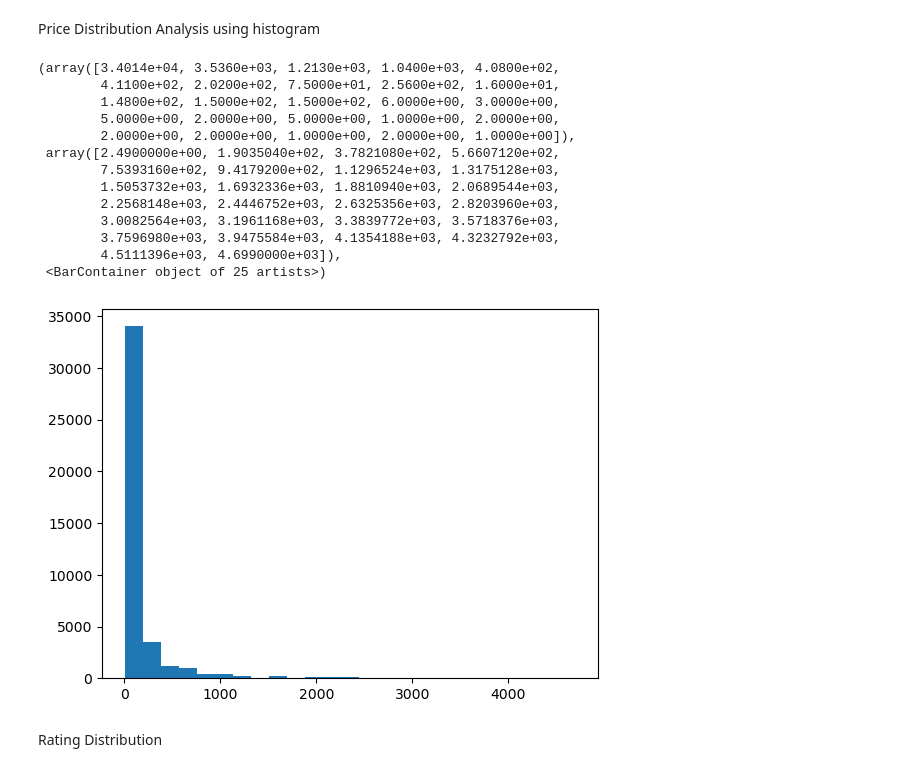
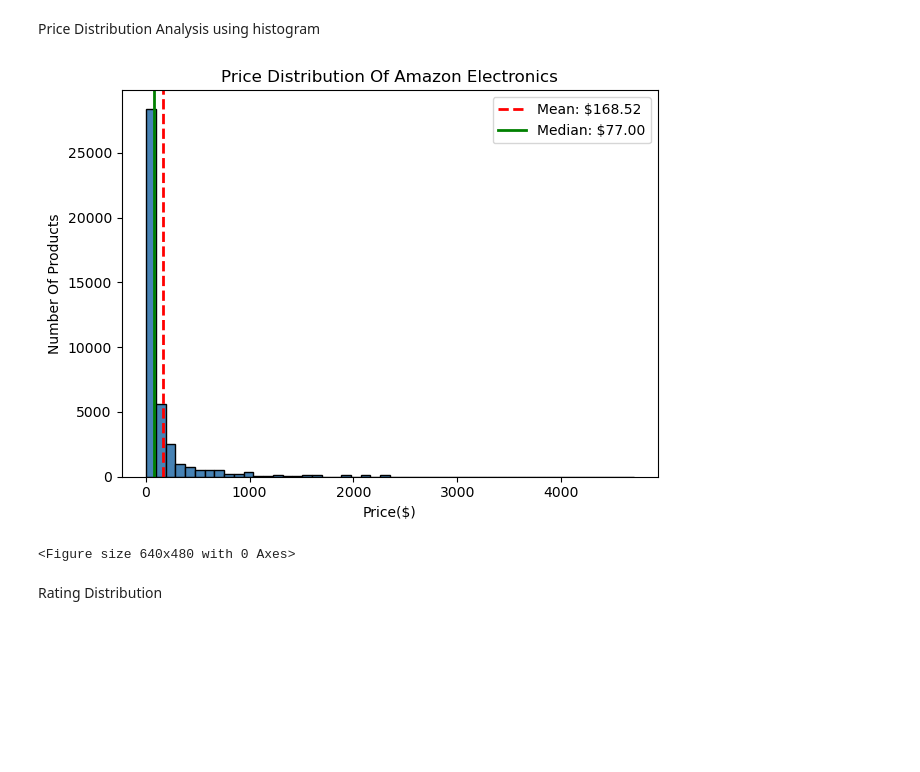
Before and after one commit to bhargavi30-dsa/AI-Powered-Ecommerce-Revenue-Intelligence-System, a Jupyter notebook: notebooks/visualization.ipynb, the cells around one changed output. Saved outputs shown, nothing was run; the diff lists cells and outputs as text; code cells hidden in the pictures; blank space fills up the shorter version.

Commit message:
Performed deep EDA on price distribution using histogram.

```diff
--- a/notebooks/visualization.ipynb
+++ b/notebooks/visualization.ipynb
@@ -33,22 +33,24 @@ df
 # %% [markdown]
 Price Distribution Analysis using histogram
 # %%
-plt.hist(df['current/discounted_price'],bins=25)
+plt.hist(df['current/discounted_price'],bins=50,color='steelblue',edgecolor='black')
+mean_price = df['current/discounted_price'].mean()
+median_price = df['current/discounted_price'].median()
+# Mean line
+plt.axvline(mean_price,color='red', linestyle='--',linewidth=2,label=f'Mean: ${mean_price:.2f}')
+# Median line
+plt.axvline(median_price,color='green',linestyle='-',linewidth=2,label=f'Median: ${median_price:.2f}')
+plt.title("Price Distribution Of Amazon Electronics")
+plt.xlabel("Price($)")
+plt.ylabel("Number Of Products")
+plt.legend()
+plt.tight_layout()
+plt.show()
+plt.savefig(r'D:\E-Commerce_dynamic_system\outputs\charts\price_distribution.png',
+            dpi=300, bbox_inches='tight')
 # %% [output]
+[figure, new version]
-(array([3.4014e+04, 3.5360e+03, 1.2130e+03, 1.0400e+03, 4.0800e+02,
-        4.1100e+02, 2.0200e+02, 7.5000e+01, 2.5600e+02, 1.6000e+01,
-        1.4800e+02, 1.5000e+02, 1.5000e+02, 6.0000e+00, 3.0000e+00,
-        5.0000e+00, 2.0000e+00, 5.0000e+00, 1.0000e+00, 2.0000e+00,
-        2.0000e+00, 2.0000e+00, 1.0000e+00, 2.0000e+00, 1.0000e+00]),
- array([2.4900000e+00, 1.9035040e+02, 3.7821080e+02, 5.6607120e+02,
-        7.5393160e+02, 9.4179200e+02, 1.1296524e+03, 1.3175128e+03,
-        1.5053732e+03, 1.6932336e+03, 1.8810940e+03, 2.0689544e+03,
-        2.2568148e+03, 2.4446752e+03, 2.6325356e+03, 2.8203960e+03,
-        3.0082564e+03, 3.1961168e+03, 3.3839772e+03, 3.5718376e+03,
-        3.7596980e+03, 3.9475584e+03, 4.1354188e+03, 4.3232792e+03,
-        4.5111396e+03, 4.6990000e+03]),
- <BarContainer object of 25 artists>)
+<Figure size 640x480 with 0 Axes>
-[figure, old version]
 # %% [markdown]
 Rating Distribution
 # %%
```
Also changed, not shown: 2 other files.
